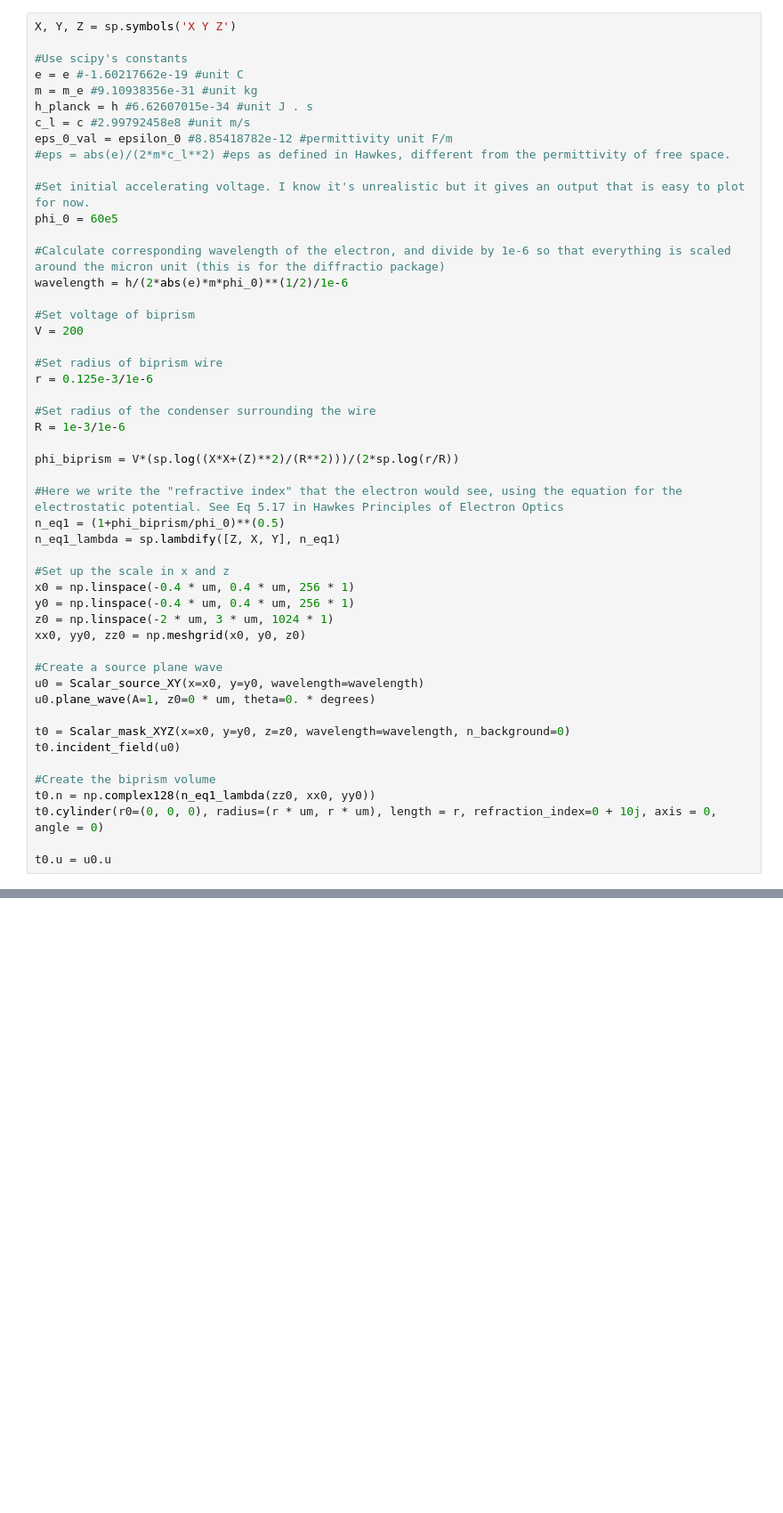
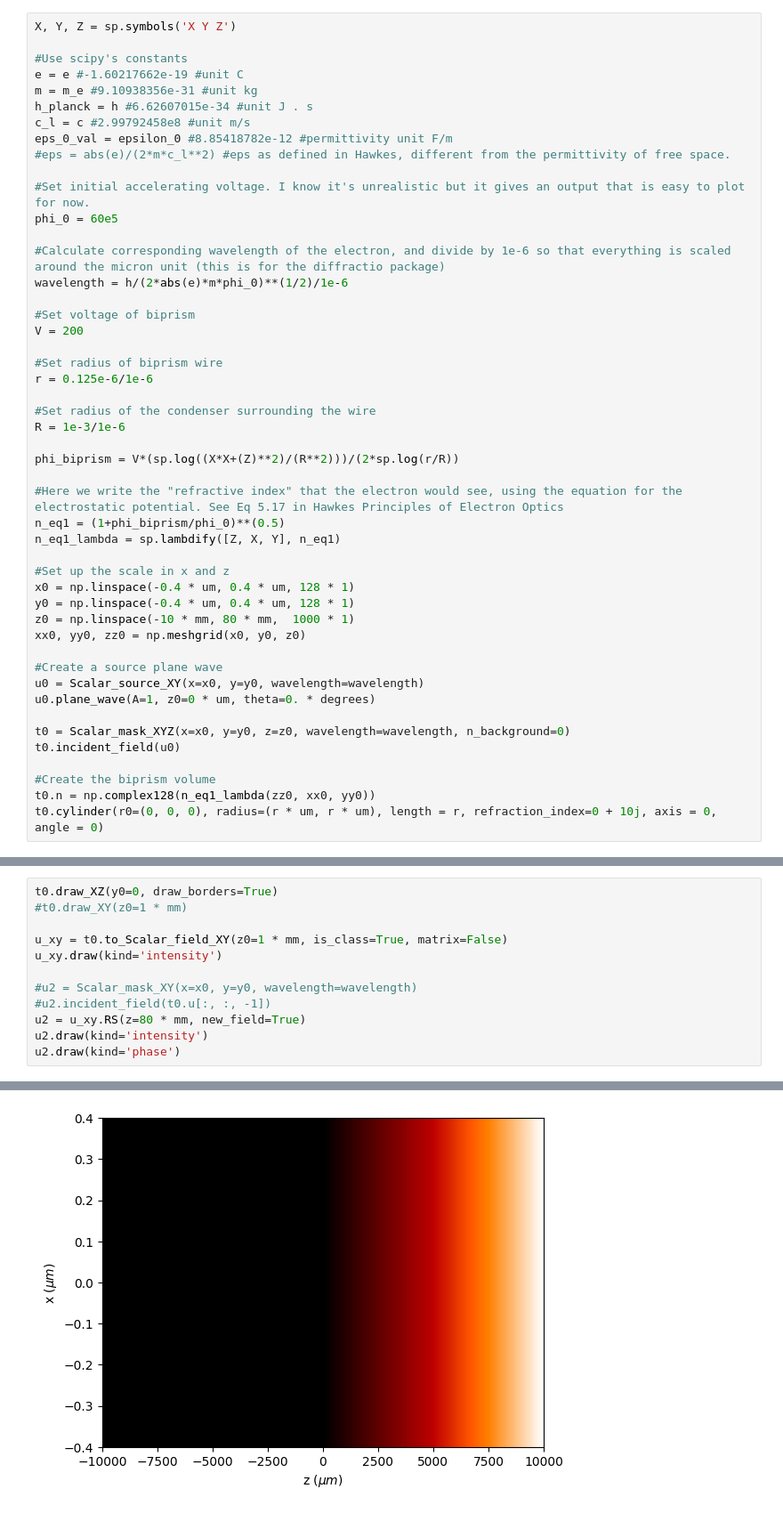
Before and after one commit to AMCLab/TEMGYMAdvanced, a Jupyter notebook: JanghyunCOMAnalysis/biprism_electrostatic_refractive_index_diffractio_compared_to_ray_tracing_physical_scale_2D.ipynb, the cells around one changed output, grey strips where cells are left out. Shown at 89% size. Drawn from its saved outputs; the diff is of its cells as text; blank space fills up the shorter version.

```diff
--- a/JanghyunCOMAnalysis/biprism_electrostatic_refractive_index_diffractio_compared_to_ray_tracing_physical_scale_2D.ipynb
+++ b/JanghyunCOMAnalysis/biprism_electrostatic_refractive_index_diffractio_compared_to_ray_tracing_physical_scale_2D.ipynb
@@ -161,7 +160,7 @@ wavelength = h/(2*abs(e)*m*phi_0)**(1/2)/1e-6
 V = 200
 
 #Set radius of biprism wire
-r = 0.125e-3/1e-6
+r = 0.125e-6/1e-6
 
 #Set radius of the condenser surrounding the wire
 R = 1e-3/1e-6
@@ -173,9 +172,9 @@ n_eq1 = (1+phi_biprism/phi_0)**(0.5)
 n_eq1_lambda = sp.lambdify([Z, X, Y], n_eq1)
 
 #Set up the scale in x and z
-x0 = np.linspace(-0.4 * um, 0.4 * um, 256 * 1)
-y0 = np.linspace(-0.4 * um, 0.4 * um, 256 * 1)
-z0 = np.linspace(-2 * um, 3 * um, 1024 * 1)
+x0 = np.linspace(-0.4 * um, 0.4 * um, 128 * 1)
+y0 = np.linspace(-0.4 * um, 0.4 * um, 128 * 1)
+z0 = np.linspace(-10 * mm, 80 * mm,  1000 * 1)
 xx0, yy0, zz0 = np.meshgrid(x0, y0, z0)
 
 #Create a source plane wave
@@ -188,5 +187,3 @@ t0.incident_field(u0)
 #Create the biprism volume
 t0.n = np.complex128(n_eq1_lambda(zz0, xx0, yy0))
 t0.cylinder(r0=(0, 0, 0), radius=(r * um, r * um), length = r, refraction_index=0 + 10j, axis = 0, angle = 0)
-
-t0.u = u0.u
@@ -197,0 +233,13 @@ t0.draw_XY(z0=3)
+# %%
+t0.draw_XZ(y0=0, draw_borders=True)
+#t0.draw_XY(z0=1 * mm)
+
+u_xy = t0.to_Scalar_field_XY(z0=1 * mm, is_class=True, matrix=False)
+u_xy.draw(kind='intensity')
+
+#u2 = Scalar_mask_XY(x=x0, y=y0, wavelength=wavelength)
+#u2.incident_field(t0.u[:, :, -1])
+u2 = u_xy.RS(z=80 * mm, new_field=True)
+u2.draw(kind='intensity')
+u2.draw(kind='phase')
+# %% [output]
@@ -197,0 +250 @@ t0.draw_XY(z0=3)
+[figure, added]
```
Also changed, not shown: parts of 9 cells of this notebook, 3 other files.
